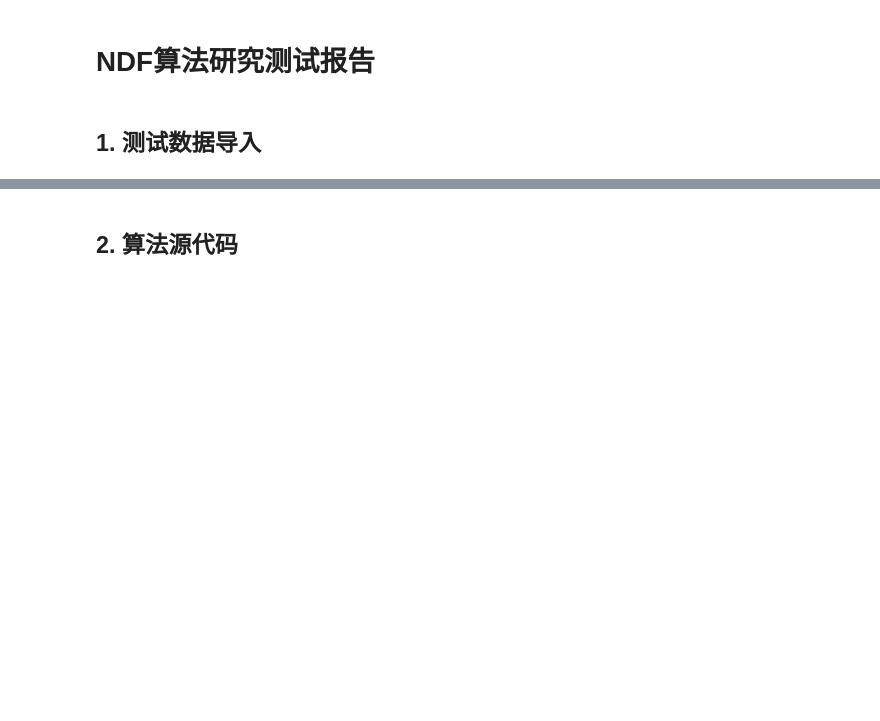
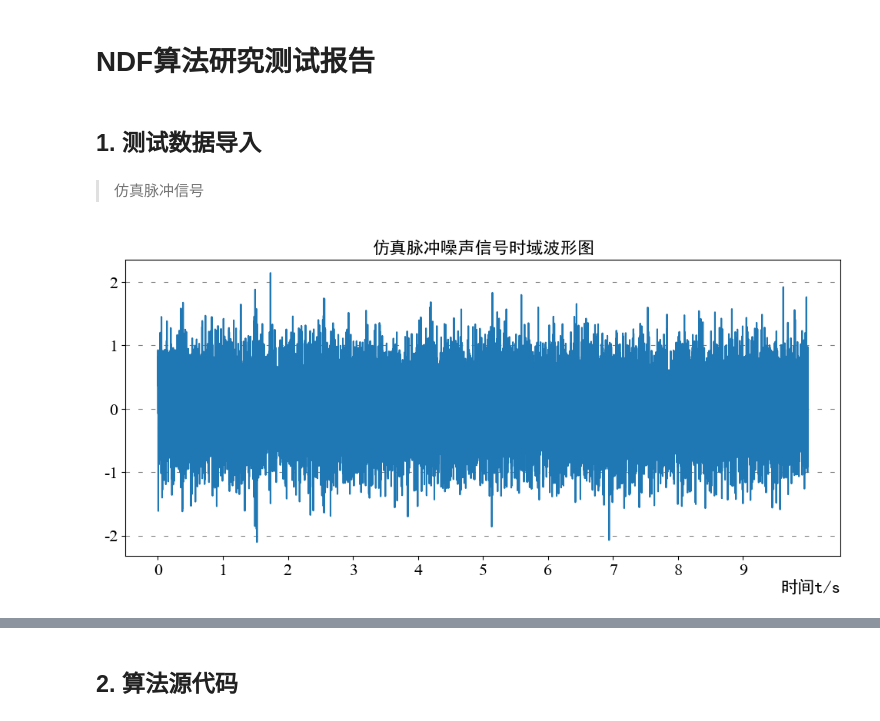
Before and after one commit to xcw1129/NDFilter_Analysis, a Jupyter notebook: NDF算法研究测试报告.ipynb, the cells around one changed output, grey strips where cells are left out. Saved outputs shown, nothing was run; the diff lists cells and outputs as text; code cells hidden in the pictures; blank space fills up the shorter version.

```diff
--- a/NDF算法研究测试报告.ipynb
+++ b/NDF算法研究测试报告.ipynb
@@ -8,2 +13,15 @@ from xcw_package.Plot import plot_spectrum
 # %% [markdown]
 ## 1. 测试数据导入
+# %% [markdown]
+> 仿真脉冲信号
+# %%
+t=np.arange(0,10,1/2000)
+impluse=np.cos(2*np.pi*1000*t[:200])*np.hanning(len(t[:200]))
+data1=np.zeros(len(t))+random.randn(len(t))*0.5
+data1[2900:3100]+=impluse
+data1[5000:5200]+=impluse*0.75
+data1[10200:10400]+=impluse*0.5
+Sig_f1=Signal(data=data1,fs=2000,label="仿真脉冲噪声信号")
+Sig_f1.plot()
+# %% [output]
+[figure, added]
```
Also changed, not shown: parts of 13 cells of this notebook.
